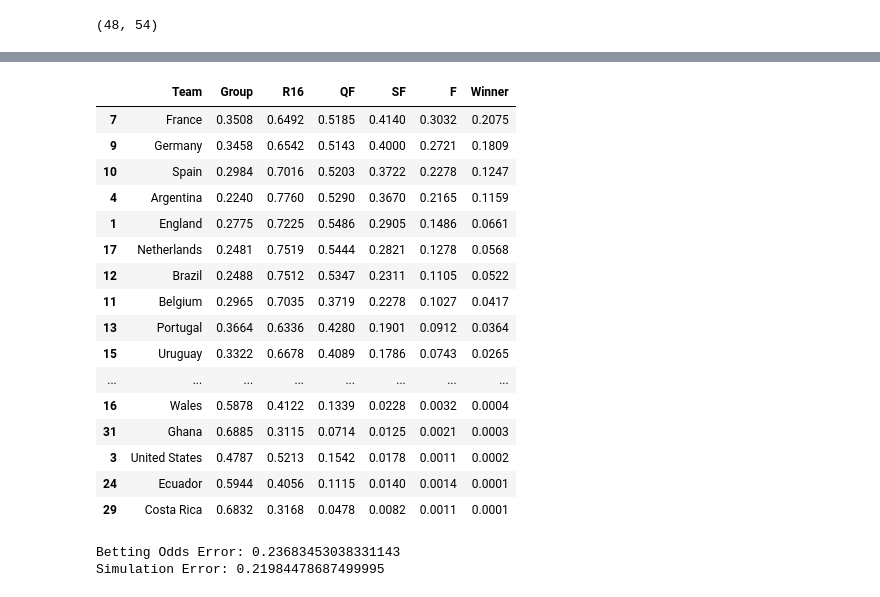
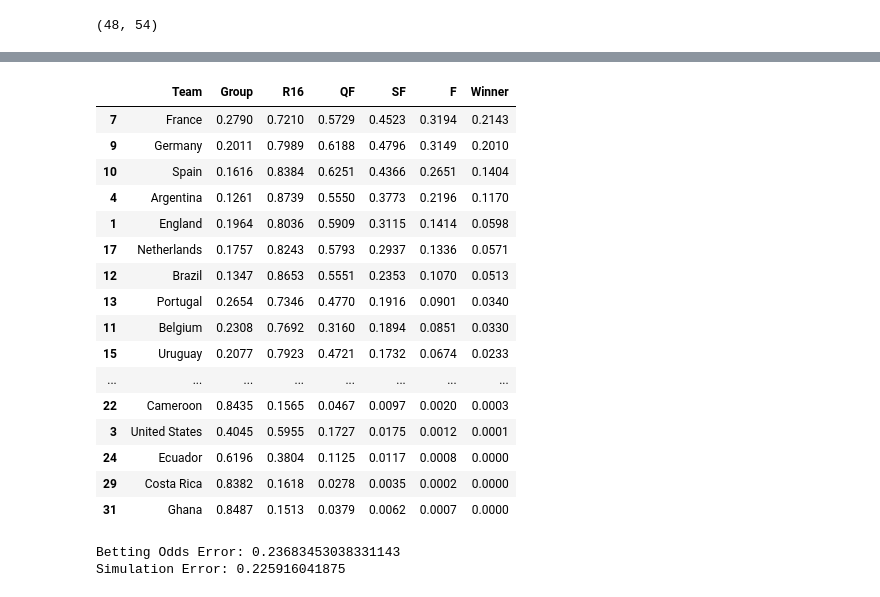
Before and after one commit to lbiral/PoliticalWorldCup, a Jupyter notebook: Main.ipynb, the cells around one changed output, grey strips where cells are left out. Saved outputs shown, nothing was run; the diff lists cells and outputs as text; code cells hidden in the pictures.

```diff
--- a/Main.ipynb
+++ b/Main.ipynb
@@ -210,10 +210,13 @@ group_stage_dict = {'Group A':['Netherlands','Senegal','Ecuador','Qatar'], 'Grou
               'Group G':['Brazil','Switzerland','Cameroon','Serbia'],'Group H':['Portugal','South Korea','Uruguay','Ghana']}
 #Initialize team result dictionaries
 team_result_dict = {}
+team_group_result_dict = {}
 for i in test['Home Team Name'].unique():
     team_result_dict[i] = []
+    team_group_result_dict[i] = []
 for i in test['Away Team Name'].unique():
     team_result_dict[i] = []
+    team_group_result_dict[i] = []
 #Start simulation
 for i in tqdm(np.arange(n_simulations)):
     #Initialize group stage performance dictionary
@@ -237,6 +240,11 @@ for i in tqdm(np.arange(n_simulations)):
             team_sim_group[at] += 1
         else:
             team_sim_group[at] += 3
+    for x in team_sim_group.keys():
+        val = team_sim_group[x]
+        lista = team_group_result_dict[x]
+        lista.append(val)
+        team_group_result_dict[x] = lista
     #Return group results (who are the top 2 teams per group?). In case of tie, select tied teams based off random choice)
     group_results = {}
     for x in group_stage_dict.keys():
@@ -252,8 +260,10 @@ for i in tqdm(np.arange(n_simulations)):
         if len(top) == 1:
             tup = [top['Team'].tolist()[0]]
             second = df[df['Points'] < max(dicta.values())]
+            max_val = second['Points'].max()
+            second = second[second['Points'] == max_val]
             if len(second) == 1:
-                tup.append([second['Team'].tolist()[0]])
+                tup.append(second['Team'].tolist()[0])
             else:
                 list(np.random.choice(second['Team'].tolist()))
                 tup.append(np.random.choice(second['Team'].tolist()))
@@ -681,14 +613,0 @@ Log Loss:  1.1022448863038563
-# %%
-# Print the teams that were predicted to finish in each tournament phase
-result_df['SF'] = result_df['4th Place'] + result_df['3rd Place']
-result_df['F'] = result_df['2nd Place'] + result_df['Winner']
-gsko = result_df.sort_values('Group', ascending=False).head(16)['Team'].tolist()
-print('Teams Predicted to not Pass Group Stage:', gsko)
-r16ko = result_df[~result_df['Team'].isin(gsko)].sort_values('R16', ascending=False).head(8)['Team'].tolist()
-print("Teams Predicted to get KO'd in Round of 16:", r16ko)
-qfko = result_df[(~result_df['Team'].isin(gsko)) & (~result_df['Team'].isin(r16ko))].sort_values('QF', ascending=False).head(4)['Team'].tolist()
-print("Teams Predicted to get KO'd in Quarterfinals:", qfko)
-sfko = result_df[(~result_df['Team'].isin(gsko)) & (~result_df['Team'].isin(r16ko)) & (~result_df['Team'].isin(qfko))].sort_values('SF', ascending=False).head(2)['Team'].tolist()
-print("Teams Predicted to get KO'd in Semifinals:", sfko)
-f = result_df[(~result_df['Team'].isin(gsko)) & (~result_df['Team'].isin(r16ko)) & (~result_df['Team'].isin(qfko)) & (~result_df['Team'].isin(sfko))]['Team'].tolist()
-print("Teams Predicted to Reach Final:", f)
@@ -701,28 +691,29 @@ Teams Predicted to Reach Final: ['France', 'Germany']
 # %%
 # Create a simulation result table that shows the probabilities of each team reaching each stage of the tournament (exception: probability for group stage =
 # probability of getting KO'd in group stage)
 result_df_eval['R16'] = 1 - result_df_eval['Group']
 result_df_eval['QF'] = result_df_eval['QF'] + result_df_eval['SF'] + result_df_eval['F']
 result_df_eval['SF'] = result_df_eval['SF'] + result_df_eval['F']
+result_df_eval['Winner'] = result_df['Winner']
 result_df_eval.sort_values('Winner', ascending=False)
 # %% [output]
 |  | Team | Group | R16 | QF | SF | F | Winner |
-| 7 | France | 0.3508 | 0.6492 | 0.5185 | 0.4140 | 0.3032 | 0.2075 |
-| 9 | Germany | 0.3458 | 0.6542 | 0.5143 | 0.4000 | 0.2721 | 0.1809 |
-| 10 | Spain | 0.2984 | 0.7016 | 0.5203 | 0.3722 | 0.2278 | 0.1247 |
-| 4 | Argentina | 0.2240 | 0.7760 | 0.5290 | 0.3670 | 0.2165 | 0.1159 |
-| 1 | England | 0.2775 | 0.7225 | 0.5486 | 0.2905 | 0.1486 | 0.0661 |
-| 17 | Netherlands | 0.2481 | 0.7519 | 0.5444 | 0.2821 | 0.1278 | 0.0568 |
-| 12 | Brazil | 0.2488 | 0.7512 | 0.5347 | 0.2311 | 0.1105 | 0.0522 |
-| 11 | Belgium | 0.2965 | 0.7035 | 0.3719 | 0.2278 | 0.1027 | 0.0417 |
-| 13 | Portugal | 0.3664 | 0.6336 | 0.4280 | 0.1901 | 0.0912 | 0.0364 |
-| 15 | Uruguay | 0.3322 | 0.6678 | 0.4089 | 0.1786 | 0.0743 | 0.0265 |
+| 7 | France | 0.2790 | 0.7210 | 0.5729 | 0.4523 | 0.3194 | 0.2143 |
+| 9 | Germany | 0.2011 | 0.7989 | 0.6188 | 0.4796 | 0.3149 | 0.2010 |
+| 10 | Spain | 0.1616 | 0.8384 | 0.6251 | 0.4366 | 0.2651 | 0.1404 |
+| 4 | Argentina | 0.1261 | 0.8739 | 0.5550 | 0.3773 | 0.2196 | 0.1170 |
+| 1 | England | 0.1964 | 0.8036 | 0.5909 | 0.3115 | 0.1414 | 0.0598 |
+| 17 | Netherlands | 0.1757 | 0.8243 | 0.5793 | 0.2937 | 0.1336 | 0.0571 |
+| 12 | Brazil | 0.1347 | 0.8653 | 0.5551 | 0.2353 | 0.1070 | 0.0513 |
+| 13 | Portugal | 0.2654 | 0.7346 | 0.4770 | 0.1916 | 0.0901 | 0.0340 |
+| 11 | Belgium | 0.2308 | 0.7692 | 0.3160 | 0.1894 | 0.0851 | 0.0330 |
+| 15 | Uruguay | 0.2077 | 0.7923 | 0.4721 | 0.1732 | 0.0674 | 0.0233 |
 | ... | ... | ... | ... | ... | ... | ... | ... |
-| 16 | Wales | 0.5878 | 0.4122 | 0.1339 | 0.0228 | 0.0032 | 0.0004 |
-| 31 | Ghana | 0.6885 | 0.3115 | 0.0714 | 0.0125 | 0.0021 | 0.0003 |
-| 3 | United States | 0.4787 | 0.5213 | 0.1542 | 0.0178 | 0.0011 | 0.0002 |
-| 24 | Ecuador | 0.5944 | 0.4056 | 0.1115 | 0.0140 | 0.0014 | 0.0001 |
-| 29 | Costa Rica | 0.6832 | 0.3168 | 0.0478 | 0.0082 | 0.0011 | 0.0001 |
+| 22 | Cameroon | 0.8435 | 0.1565 | 0.0467 | 0.0097 | 0.0020 | 0.0003 |
+| 3 | United States | 0.4045 | 0.5955 | 0.1727 | 0.0175 | 0.0012 | 0.0001 |
+| 24 | Ecuador | 0.6196 | 0.3804 | 0.1125 | 0.0117 | 0.0008 | 0.0000 |
+| 29 | Costa Rica | 0.8382 | 0.1618 | 0.0278 | 0.0035 | 0.0002 | 0.0000 |
+| 31 | Ghana | 0.8487 | 0.1513 | 0.0379 | 0.0062 | 0.0007 | 0.0000 |
 # %%
 # Calculate Brier score for market odds and of simulated odds of a team passing the group stage
 pass_gs_betting_odds = {'Netherlands':[-1000,1],
@@ -775,4 +766,4 @@ print('Betting Odds Error:', error_odds/len(pass_gs_betting_odds))
 print('Simulation Error:', error_sims/len(pass_gs_betting_odds))
 # %% [output]
 Betting Odds Error: 0.23683453038331143
-Simulation Error: 0.21984478687499995
+Simulation Error: 0.225916041875
```
Also changed, not shown: parts of 11 cells of this notebook.
